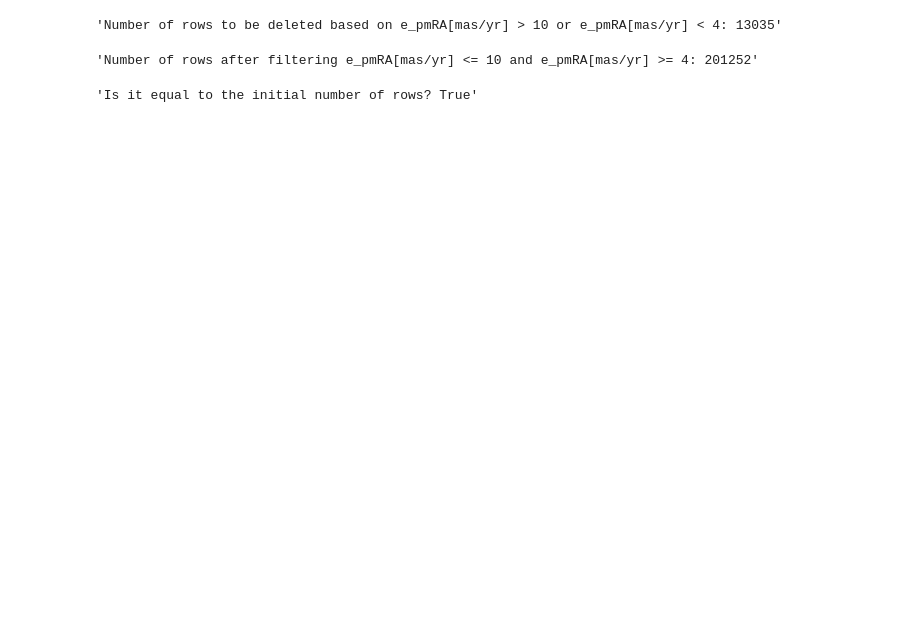
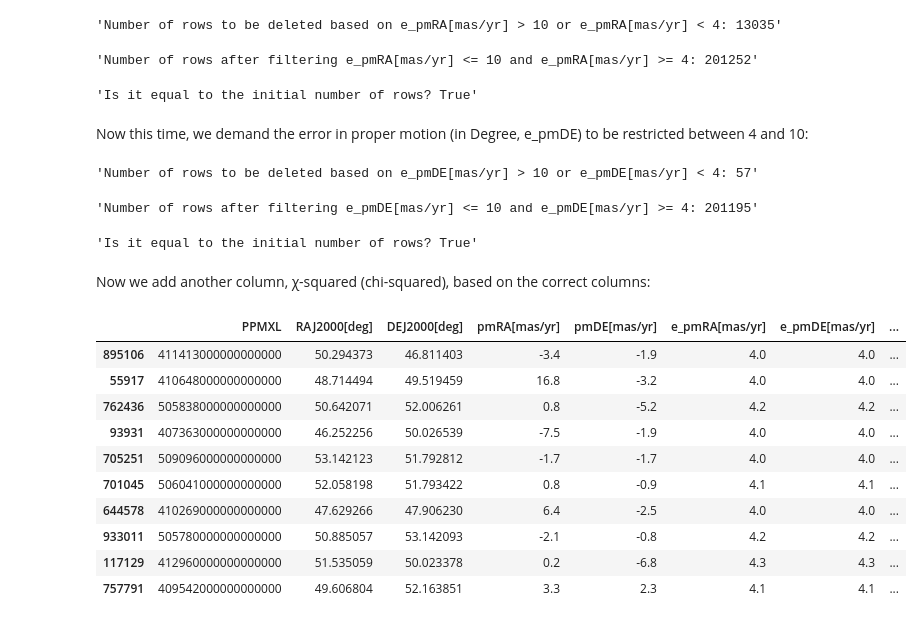
Before and after one commit to Nader1995/astornomy, a Jupyter notebook: main.ipynb, the cells around one changed output. Saved outputs shown, nothing was run; the diff lists cells and outputs as text; code cells hidden in the pictures; blank space fills up the shorter version.

Commit message:
Added e_pmRA and e_pmDE filter and chi_squared filter

```diff
--- a/main.ipynb
+++ b/main.ipynb
@@ -213,3 +213,58 @@ display(f'Is it equal to the initial number of rows? {len(df_cleaned_e_pmRA) + l
 'Number of rows to be deleted based on e_pmRA[mas/yr] > 10 or e_pmRA[mas/yr] < 4: 13035'
 'Number of rows after filtering e_pmRA[mas/yr] <= 10 and e_pmRA[mas/yr] >= 4: 201252'
 'Is it equal to the initial number of rows? True'
+# %% [markdown]
+Now this time, we demand the error in proper motion (in Degree, e_pmDE) to be restricted between 4 and 10:
+# %%
+df_cleaned_e_pmRA.loc[:, 'e_pmDE[mas/yr]'] = pd.to_numeric(df_cleaned_e_pmRA['e_pmDE[mas/yr]'], errors='coerce')
+
+df_processed_data_deleted = df_cleaned_e_pmRA[(df_cleaned_e_pmRA['e_pmDE[mas/yr]'] > 10) | (df_cleaned_e_pmRA['e_pmDE[mas/yr]'] < 4)]
+display(f"Number of rows to be deleted based on e_pmDE[mas/yr] > 10 or e_pmDE[mas/yr] < 4: {len(df_processed_data_deleted)}")
+
+df_processed_data = df_cleaned_e_pmRA[(df_cleaned_e_pmRA['e_pmDE[mas/yr]'] <= 10) & (df_cleaned_e_pmRA['e_pmDE[mas/yr]'] >= 4)]
+display(f"Number of rows after filtering e_pmDE[mas/yr] <= 10 and e_pmDE[mas/yr] >= 4: {len(df_processed_data)}")
+
+display(f'Is it equal to the initial number of rows? {len(df_processed_data) + len(df_processed_data_deleted)==len(df_cleaned_e_pmRA)}')
+# %% [output]
+'Number of rows to be deleted based on e_pmDE[mas/yr] > 10 or e_pmDE[mas/yr] < 4: 57'
+'Number of rows after filtering e_pmDE[mas/yr] <= 10 and e_pmDE[mas/yr] >= 4: 201195'
+'Is it equal to the initial number of rows? True'
+# %% [markdown]
+Now we add another column, χ-squared (chi-squared), based on the correct columns:
+# %%
+
+RA_c = 52.5
+Dec_c = 49.0
+d_c = 172.4
+
+mu_ac = 22.73
+mu_dc = -26.51
+e_ac = 0.17
+e_dc = 0.17
+
+s_ac0 = 0.7
+s_dc0 = 0.7
+
+s_ac1 = s_ac0/(d_c*4.74*10**(-3))
+s_dc1 = s_dc0/(d_c*4.74*10**(-3))
+
+df_processed_data.loc[:,'Chi_squared'] = (
+        ((df_processed_data['pmRA[mas/yr]'] - mu_ac) ** 2) /
+        ((df_processed_data['e_pmRA[mas/yr]'] ** 2) + e_ac ** 2 + s_ac1 ** 2) +
+        ((df_processed_data['pmDE[mas/yr]'] - mu_dc) ** 2) /
+        ((df_processed_data['e_pmDE[mas/yr]'] ** 2) + e_dc ** 2 + s_dc1 ** 2)
+)
+# %%
+display(df_processed_data.sample(10))
+# %% [output]
+|  | PPMXL | RAJ2000[deg] | DEJ2000[deg] | pmRA[mas/yr] | pmDE[mas/yr] | e_pmRA[mas/yr] | e_pmDE[mas/yr] | ... |
+| 895106 | 411413000000000000 | 50.294373 | 46.811403 | -3.4 | -1.9 | 4.0 | 4.0 | ... |
+| 55917 | 410648000000000000 | 48.714494 | 49.519459 | 16.8 | -3.2 | 4.0 | 4.0 | ... |
+| 762436 | 505838000000000000 | 50.642071 | 52.006261 | 0.8 | -5.2 | 4.2 | 4.2 | ... |
+| 93931 | 407363000000000000 | 46.252256 | 50.026539 | -7.5 | -1.9 | 4.0 | 4.0 | ... |
+| 705251 | 509096000000000000 | 53.142123 | 51.792812 | -1.7 | -1.7 | 4.0 | 4.0 | ... |
+| 701045 | 506041000000000000 | 52.058198 | 51.793422 | 0.8 | -0.9 | 4.1 | 4.1 | ... |
+| 644578 | 410269000000000000 | 47.629266 | 47.906230 | 6.4 | -2.5 | 4.0 | 4.0 | ... |
+| 933011 | 505780000000000000 | 50.885057 | 53.142093 | -2.1 | -0.8 | 4.2 | 4.2 | ... |
+| 117129 | 412960000000000000 | 51.535059 | 50.023378 | 0.2 | -6.8 | 4.3 | 4.3 | ... |
+| 757791 | 409542000000000000 | 49.606804 | 52.163851 | 3.3 | 2.3 | 4.1 | 4.1 | ... |
```
Also changed, not shown: parts of 1 cell of this notebook.
